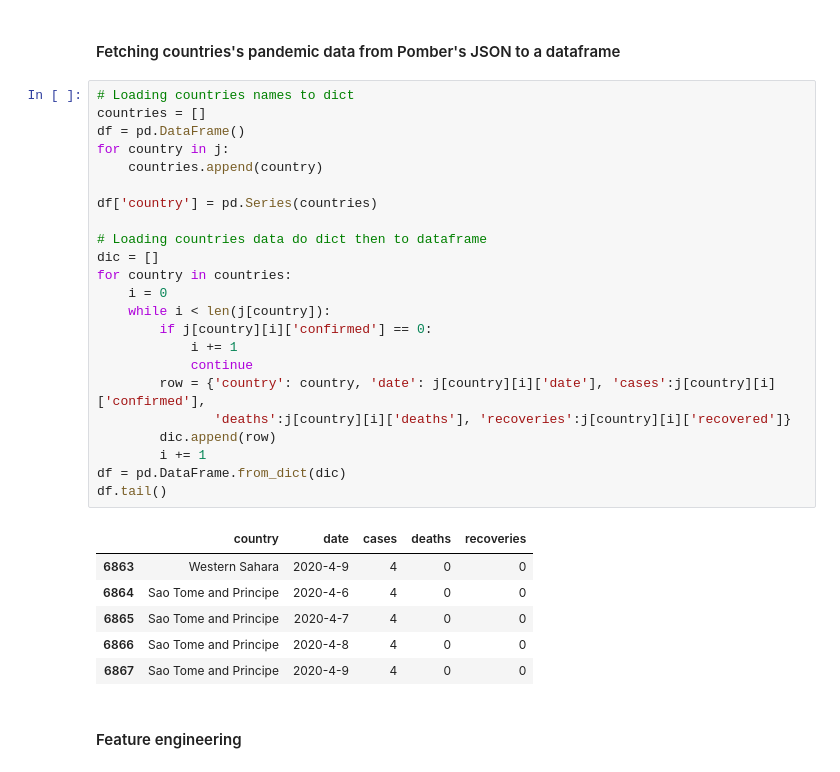
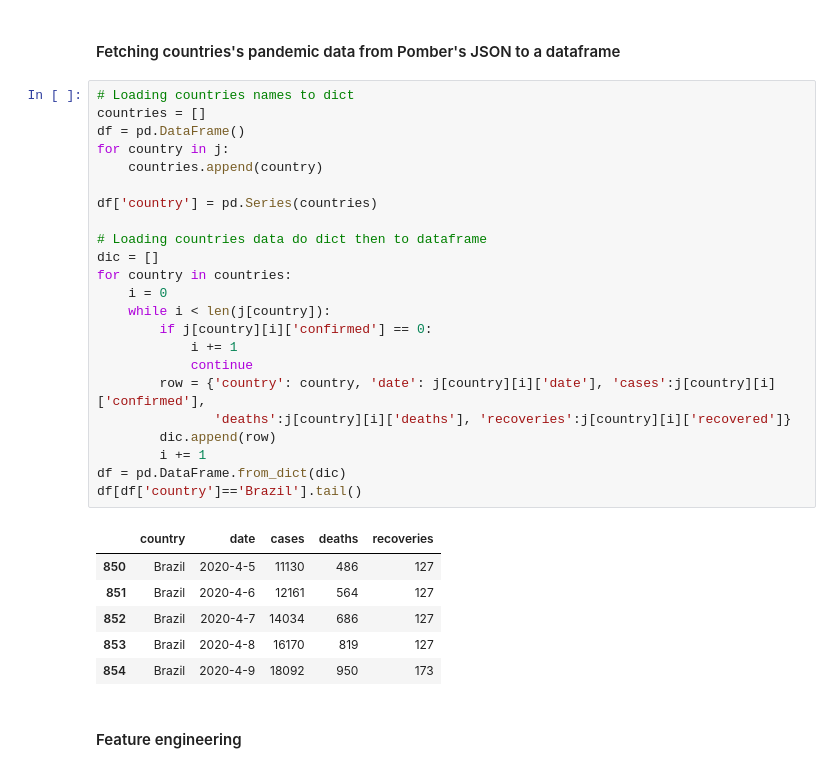
Before and after one commit to rafaelcastellar/coronavirus, a Jupyter notebook: data_engineering.ipynb, the cells around one changed output. Saved outputs shown, nothing was run; the diff lists cells and outputs as text.

```diff
--- a/data_engineering.ipynb
+++ b/data_engineering.ipynb
@@ -22,33 +22,33 @@ j = json.loads(req.text)
 # %%
 # Loading countries names to dict
 countries = []
 df = pd.DataFrame()
 for country in j:
     countries.append(country)
 
 df['country'] = pd.Series(countries)
 
 # Loading countries data do dict then to dataframe
 dic = []
 for country in countries:
     i = 0
     while i < len(j[country]):
         if j[country][i]['confirmed'] == 0:
             i += 1
             continue
         row = {'country': country, 'date': j[country][i]['date'], 'cases':j[country][i]['confirmed'],
                'deaths':j[country][i]['deaths'], 'recoveries':j[country][i]['recovered']}
         dic.append(row)
         i += 1
 df = pd.DataFrame.from_dict(dic)
-df.tail()
+df[df['country']=='Brazil'].tail()
 # %% [output]
 |  | country | date | cases | deaths | recoveries |
-| 6863 | Western Sahara | 2020-4-9 | 4 | 0 | 0 |
-| 6864 | Sao Tome and Principe | 2020-4-6 | 4 | 0 | 0 |
-| 6865 | Sao Tome and Principe | 2020-4-7 | 4 | 0 | 0 |
-| 6866 | Sao Tome and Principe | 2020-4-8 | 4 | 0 | 0 |
-| 6867 | Sao Tome and Principe | 2020-4-9 | 4 | 0 | 0 |
+| 850 | Brazil | 2020-4-5 | 11130 | 486 | 127 |
+| 851 | Brazil | 2020-4-6 | 12161 | 564 | 127 |
+| 852 | Brazil | 2020-4-7 | 14034 | 686 | 127 |
+| 853 | Brazil | 2020-4-8 | 16170 | 819 | 127 |
+| 854 | Brazil | 2020-4-9 | 18092 | 950 | 173 |
 # %% [markdown]
 #### Feature engineering
 # %%
```
Also changed, not shown: 4 other files.
